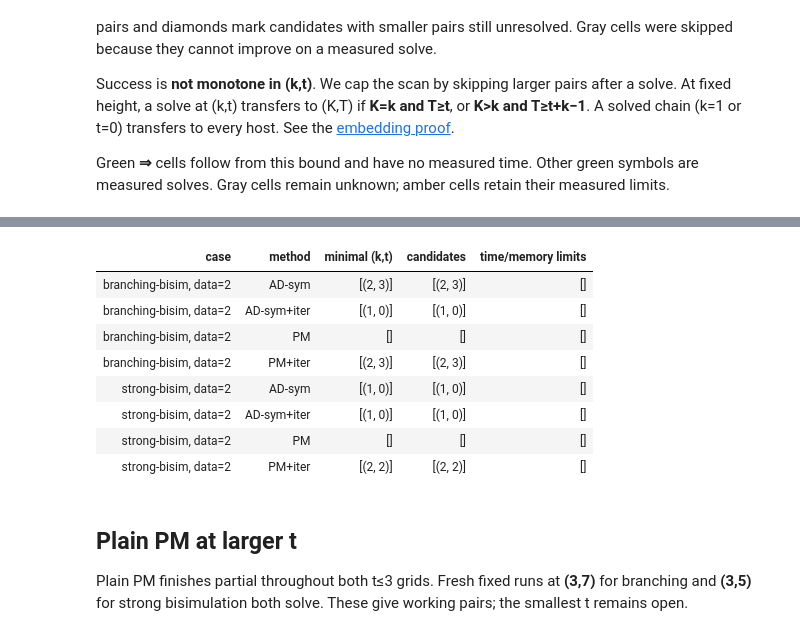
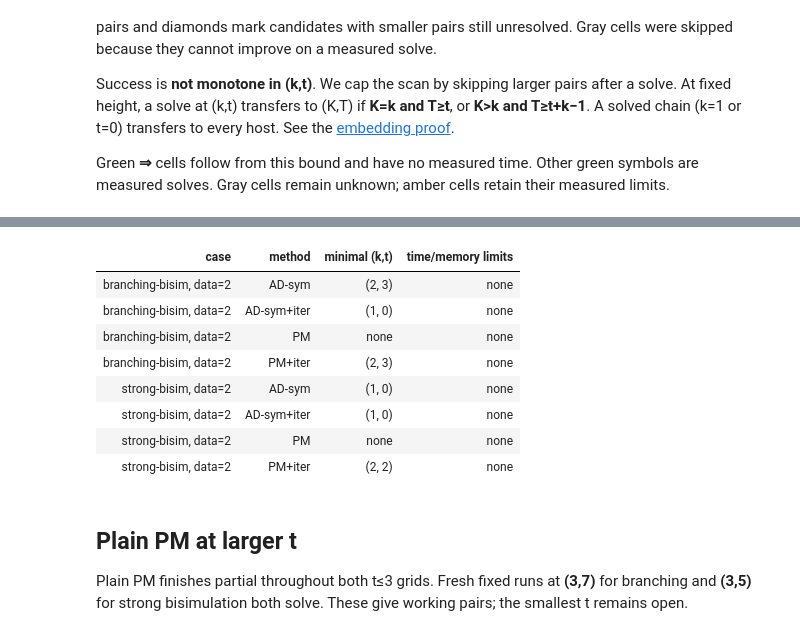
Before and after one commit to vfluegel/strahler-tree-experiments, a Jupyter notebook: jupyter-examples/09-adaptive-cabp-swp.ipynb, the cells around one changed output, grey strips where cells are left out. Saved outputs shown, nothing was run; the diff lists cells and outputs as text; code cells hidden in the pictures.

Commit message:
notebooks: simplify fixed-pair result tables

```diff
--- a/jupyter-examples/09-adaptive-cabp-swp.ipynb
+++ b/jupyter-examples/09-adaptive-cabp-swp.ipynb
@@ -141,18 +141,22 @@ retain their measured limits.
 # %%
 maps, minima = fixed_maps(info, recording)
 display(HTML(maps))
-table(["case", "method", "minimal (k,t)", "candidates", "time/memory limits"], minima)
+table(["case", "method", "minimal (k,t)", "time/memory limits"],
+      [[case, method,
+        ", ".join(str(pair) + ("" if pair in confirmed else " ?") for pair in observed) or "none",
+        limits or "none"]
+       for case, method, confirmed, observed, limits in minima])
 # %% [output]
 [interactive output not drawn]
-| case | method | minimal (k,t) | candidates | time/memory limits |
-| branching-bisim, data=2 | AD-sym | [(2, 3)] | [(2, 3)] | [] |
-| branching-bisim, data=2 | AD-sym+iter | [(1, 0)] | [(1, 0)] | [] |
-| branching-bisim, data=2 | PM | [] | [] | [] |
-| branching-bisim, data=2 | PM+iter | [(2, 3)] | [(2, 3)] | [] |
-| strong-bisim, data=2 | AD-sym | [(1, 0)] | [(1, 0)] | [] |
-| strong-bisim, data=2 | AD-sym+iter | [(1, 0)] | [(1, 0)] | [] |
-| strong-bisim, data=2 | PM | [] | [] | [] |
-| strong-bisim, data=2 | PM+iter | [(2, 2)] | [(2, 2)] | [] |
+| case | method | minimal (k,t) | time/memory limits |
+| branching-bisim, data=2 | AD-sym | (2, 3) | none |
+| branching-bisim, data=2 | AD-sym+iter | (1, 0) | none |
+| branching-bisim, data=2 | PM | none | none |
+| branching-bisim, data=2 | PM+iter | (2, 3) | none |
+| strong-bisim, data=2 | AD-sym | (1, 0) | none |
+| strong-bisim, data=2 | AD-sym+iter | (1, 0) | none |
+| strong-bisim, data=2 | PM | none | none |
+| strong-bisim, data=2 | PM+iter | (2, 2) | none |
 # %% [markdown]
 ## Plain PM at larger t
 
```
Also changed, not shown: 2 other files.
